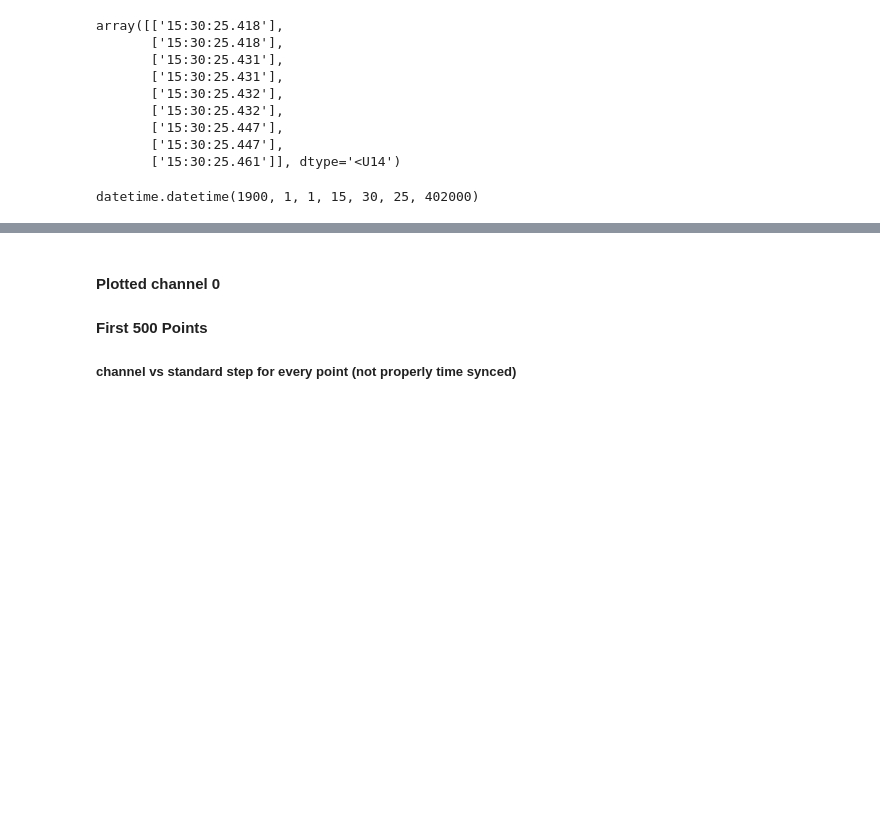
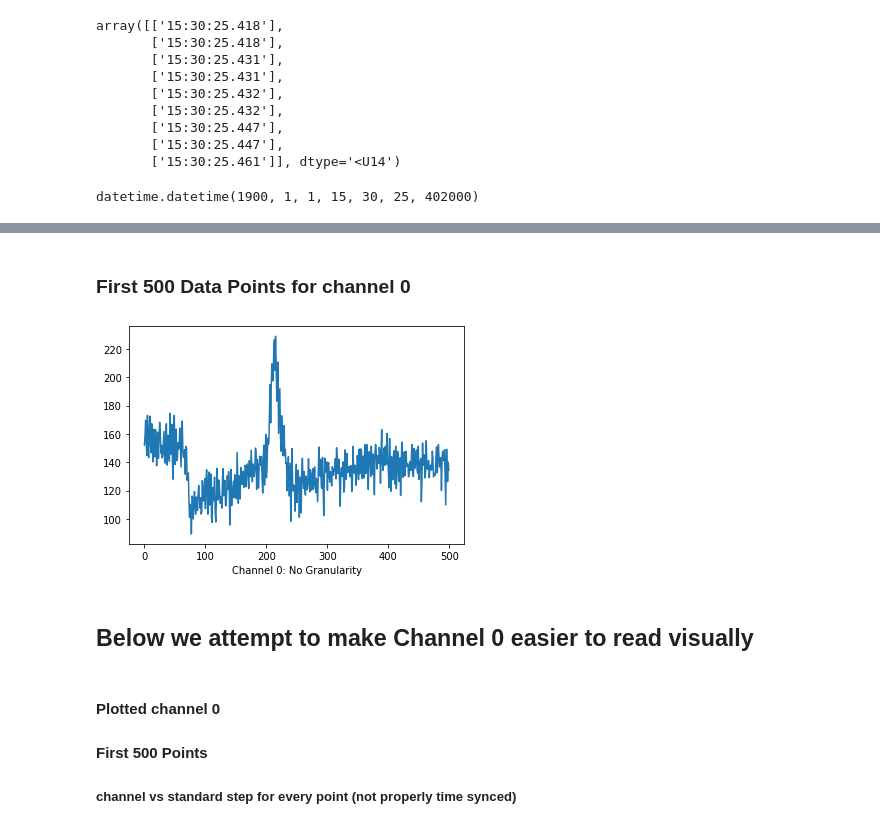
Before and after one commit to neurotech-uiuc/SoftwareProject, a Jupyter notebook: ReadData.ipynb, the cells around one changed output, grey strips where cells are left out. Saved outputs shown, nothing was run; the diff lists cells and outputs as text; code cells hidden in the pictures; blank space fills up the shorter version.

```diff
--- a/ReadData.ipynb
+++ b/ReadData.ipynb
@@ -94,3 +104,15 @@ datetime.datetime(1900, 1, 1, 15, 30, 25, 402000)
+# %% [markdown]
+### First 500 Data Points for channel 0
+# %%
+granularity = 1
+data = singleBlinkChannels[:,0][:500:granularity]
+plt.plot(np.arange(len(data)), data.astype(float))
+plt.xlabel('Channel 0: No Granularity')
+plt.show()
+# %% [output]
+[figure, added]
+# %% [markdown]
+## Below we attempt to make Channel 0 easier to read visually
 # %% [markdown]
 #### Plotted channel 0
 #### First 500 Points
```
Also changed, not shown: parts of 6 cells of this notebook.
